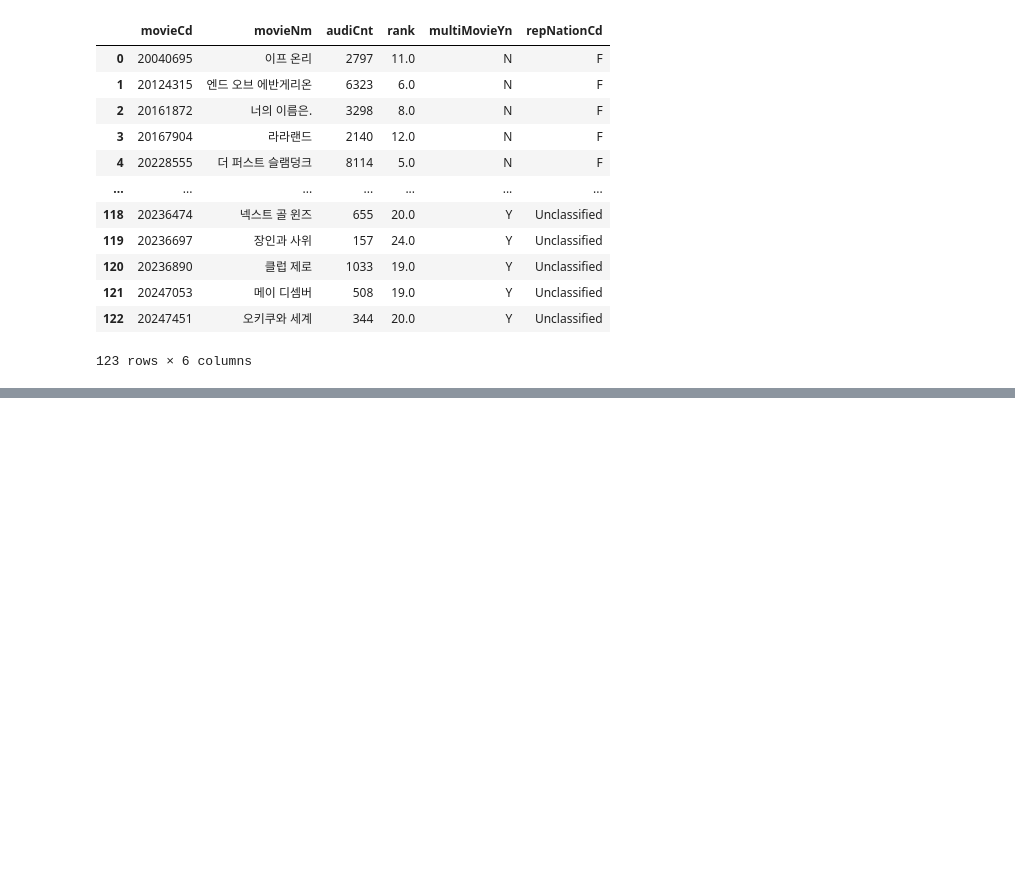
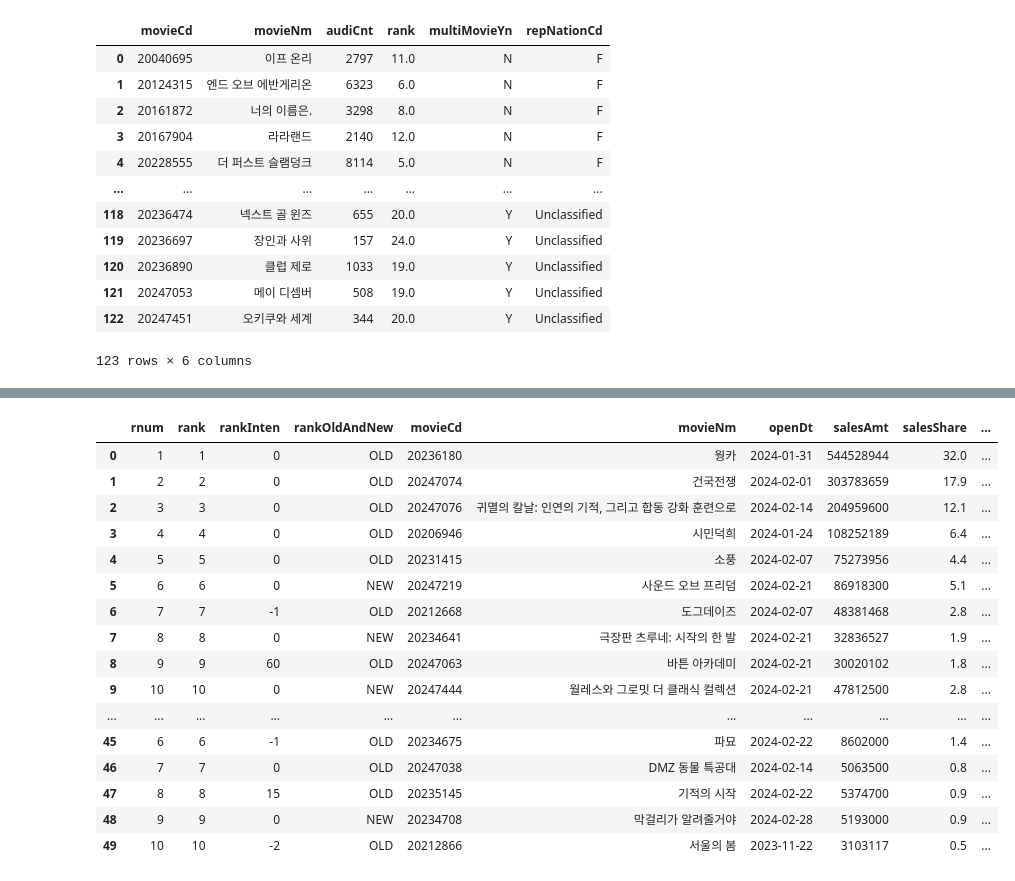
Before and after one commit to Jacob-53/movie, a Jupyter notebook: notes/Untitled.ipynb, the cells around one changed output, grey strips where cells are left out. Cells and saved outputs as stored; diff of their text form; code cells hidden in the pictures; blank space fills up the shorter version.

```diff
--- a/notes/Untitled.ipynb
+++ b/notes/Untitled.ipynb
@@ -385,0 +438,20 @@ pd.read_parquet('~/data/movies/dailyboxoffice/dt=20240101')
+# %%
+pd.read_parquet('/home/jacob/data/movies/dailyboxoffice/dt=20240221')
+# %% [output]
+|  | rnum | rank | rankInten | rankOldAndNew | movieCd | movieNm | openDt | salesAmt | salesShare | ... |
+| 0 | 1 | 1 | 0 | OLD | 20236180 | 웡카 | 2024-01-31 | 544528944 | 32.0 | ... |
+| 1 | 2 | 2 | 0 | OLD | 20247074 | 건국전쟁 | 2024-02-01 | 303783659 | 17.9 | ... |
+| 2 | 3 | 3 | 0 | OLD | 20247076 | 귀멸의 칼날: 인연의 기적, 그리고 합동 강화 훈련으로 | 2024-02-14 | 204959600 | 12.1 | ... |
+| 3 | 4 | 4 | 0 | OLD | 20206946 | 시민덕희 | 2024-01-24 | 108252189 | 6.4 | ... |
+| 4 | 5 | 5 | 0 | OLD | 20231415 | 소풍 | 2024-02-07 | 75273956 | 4.4 | ... |
+| 5 | 6 | 6 | 0 | NEW | 20247219 | 사운드 오브 프리덤 | 2024-02-21 | 86918300 | 5.1 | ... |
+| 6 | 7 | 7 | -1 | OLD | 20212668 | 도그데이즈 | 2024-02-07 | 48381468 | 2.8 | ... |
+| 7 | 8 | 8 | 0 | NEW | 20234641 | 극장판 츠루네: 시작의 한 발 | 2024-02-21 | 32836527 | 1.9 | ... |
+| 8 | 9 | 9 | 60 | OLD | 20247063 | 바튼 아카데미 | 2024-02-21 | 30020102 | 1.8 | ... |
+| 9 | 10 | 10 | 0 | NEW | 20247444 | 월레스와 그로밋 더 클래식 컬렉션 | 2024-02-21 | 47812500 | 2.8 | ... |
+| ... | ... | ... | ... | ... | ... | ... | ... | ... | ... | ... |
+| 45 | 6 | 6 | -1 | OLD | 20234675 | 파묘 | 2024-02-22 | 8602000 | 1.4 | ... |
+| 46 | 7 | 7 | 0 | OLD | 20247038 | DMZ 동물 특공대 | 2024-02-14 | 5063500 | 0.8 | ... |
+| 47 | 8 | 8 | 15 | OLD | 20235145 | 기적의 시작 | 2024-02-22 | 5374700 | 0.9 | ... |
+| 48 | 9 | 9 | 0 | NEW | 20234708 | 막걸리가 알려줄거야 | 2024-02-28 | 5193000 | 0.9 | ... |
+| 49 | 10 | 10 | -2 | OLD | 20212866 | 서울의 봄 | 2023-11-22 | 3103117 | 0.5 | ... |
```
Also changed, not shown: parts of 6 cells of this notebook, 1 other file.
